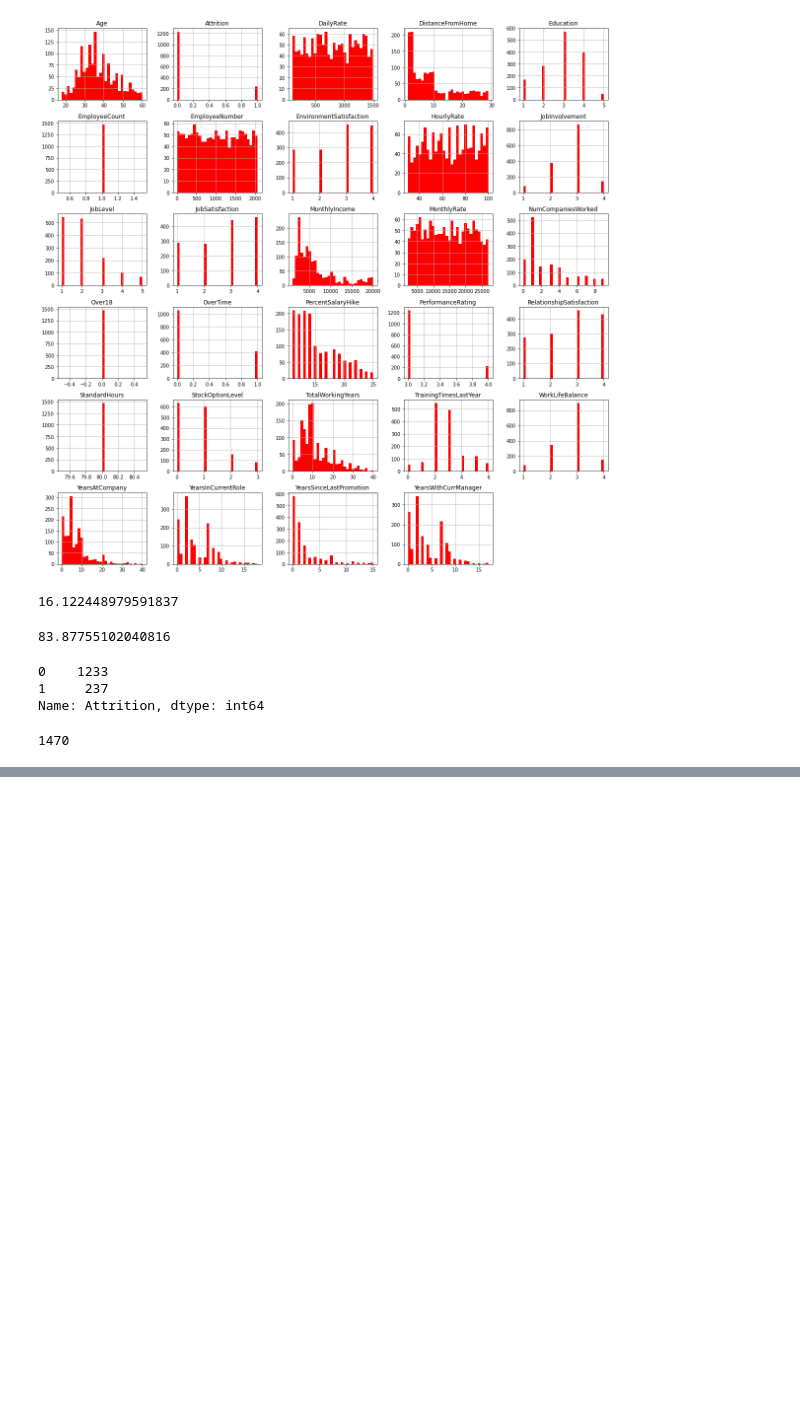
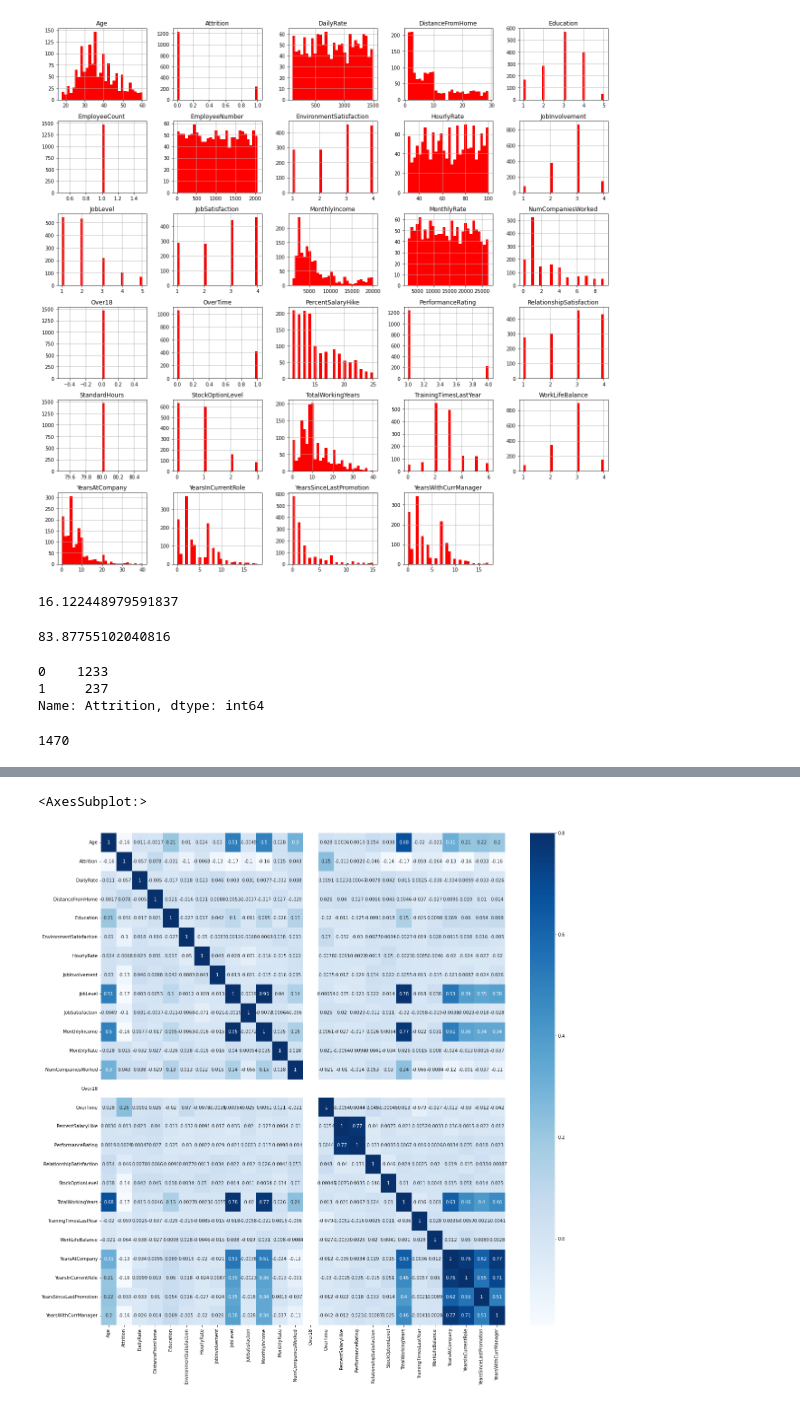
Before and after one commit to eeeds/Projects, a Jupyter notebook: 16- Classification models (RRHH Project)/Project16_classification.ipynb, the cells around one changed output, grey strips where cells are left out. Cells and saved outputs as stored; diff of their text form; code cells hidden in the pictures; blank space fills up the shorter version.

Commit message:
Correlations

```diff
--- a/16- Classification models (RRHH Project)/Project16_classification.ipynb
+++ b/16- Classification models (RRHH Project)/Project16_classification.ipynb
@@ -152,0 +185,10 @@ employee_df.shape[0]
+# %%
+#Correlations
+corr = employee_df.corr()
+# %%
+#Plotting the correlation matrix
+f, ax = plt.subplots(figsize =(20,20))
+sns.heatmap(corr, vmax = .8, annot = True, cmap = 'Blues')
+# %% [output]
+<AxesSubplot:>
+[figure, added]
```
Also changed, not shown: parts of 3 cells of this notebook.
